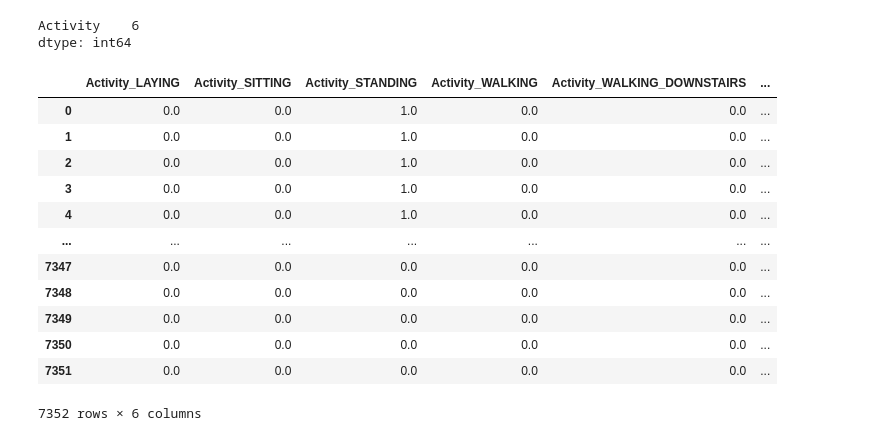
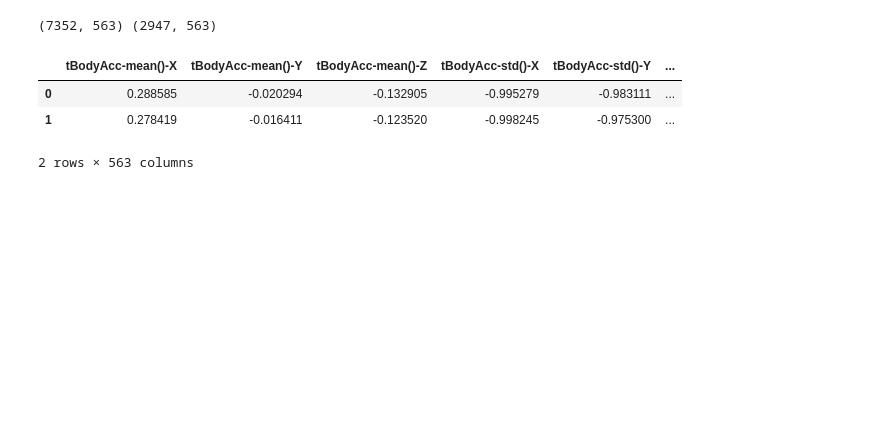
Before and after one commit to jordanbradburne/Final_Project, a Jupyter notebook: SVM_fitbit.ipynb, the cells around one changed output. Cells and saved outputs as stored; diff of their text form; code cells hidden in the pictures; blank space fills up the shorter version.

```diff
--- a/SVM_fitbit.ipynb
+++ b/SVM_fitbit.ipynb
@@ -21,35 +13,15 @@ fitbit_df.head()
-# %%
-# Generate our categorical variable list
-fitbit_cat = fitbit_df.dtypes[fitbit_df.dtypes == "object"].index.tolist()
-
-
-# Check the number of unique values in each column
-fitbit_df[fitbit_cat].nunique()
-# %% [output]
-Activity    6
-dtype: int64
 # %%
-# Create a OneHotEncoder instance
-enc = OneHotEncoder(sparse=False)
+# Load Data From File
+fitbit_train = pd.read_csv('Resources/train/train.csv')
+fitbit_test = pd.read_csv('Resources/test/test.csv')
 
-# Fit and transform the OneHotEncoder using the categorical variable list
-encode_df = pd.DataFrame(enc.fit_transform(fitbit_df[fitbit_cat]))
-
-# Add the encoded variable names to the dataframe
-encode_df.columns = enc.get_feature_names(fitbit_cat)
-encode_df
+print(fitbit_train.shape, fitbit_test.shape)
+fitbit_train.head(2)
+#fitbit_test.head(2)
 # %% [output]
+(7352, 563) (2947, 563)
-|  | Activity_LAYING | Activity_SITTING | Activity_STANDING | Activity_WALKING | Activity_WALKING_DOWNSTAIRS | ... |
-| 0 | 0.0 | 0.0 | 1.0 | 0.0 | 0.0 | ... |
-| 1 | 0.0 | 0.0 | 1.0 | 0.0 | 0.0 | ... |
-| 2 | 0.0 | 0.0 | 1.0 | 0.0 | 0.0 | ... |
-| 3 | 0.0 | 0.0 | 1.0 | 0.0 | 0.0 | ... |
-| 4 | 0.0 | 0.0 | 1.0 | 0.0 | 0.0 | ... |
-| ... | ... | ... | ... | ... | ... | ... |
-| 7347 | 0.0 | 0.0 | 0.0 | 0.0 | 0.0 | ... |
-| 7348 | 0.0 | 0.0 | 0.0 | 0.0 | 0.0 | ... |
-| 7349 | 0.0 | 0.0 | 0.0 | 0.0 | 0.0 | ... |
-| 7350 | 0.0 | 0.0 | 0.0 | 0.0 | 0.0 | ... |
-| 7351 | 0.0 | 0.0 | 0.0 | 0.0 | 0.0 | ... |
+|  | tBodyAcc-mean()-X | tBodyAcc-mean()-Y | tBodyAcc-mean()-Z | tBodyAcc-std()-X | tBodyAcc-std()-Y | ... |
+| 0 | 0.288585 | -0.020294 | -0.132905 | -0.995279 | -0.983111 | ... |
+| 1 | 0.278419 | -0.016411 | -0.123520 | -0.998245 | -0.975300 | ... |
-7352 rows × 6 columns
+2 rows × 563 columns
 # %%
```
Also changed, not shown: parts of 10 cells of this notebook.
